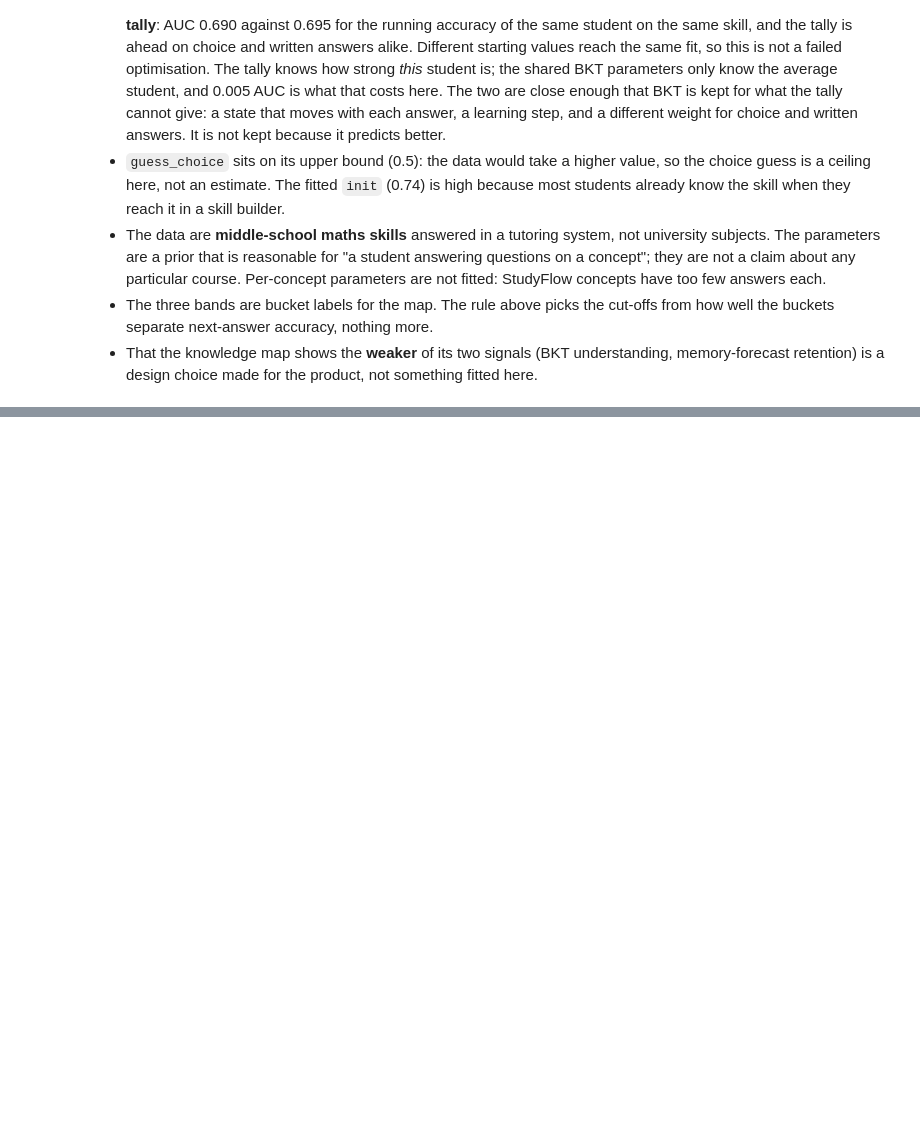
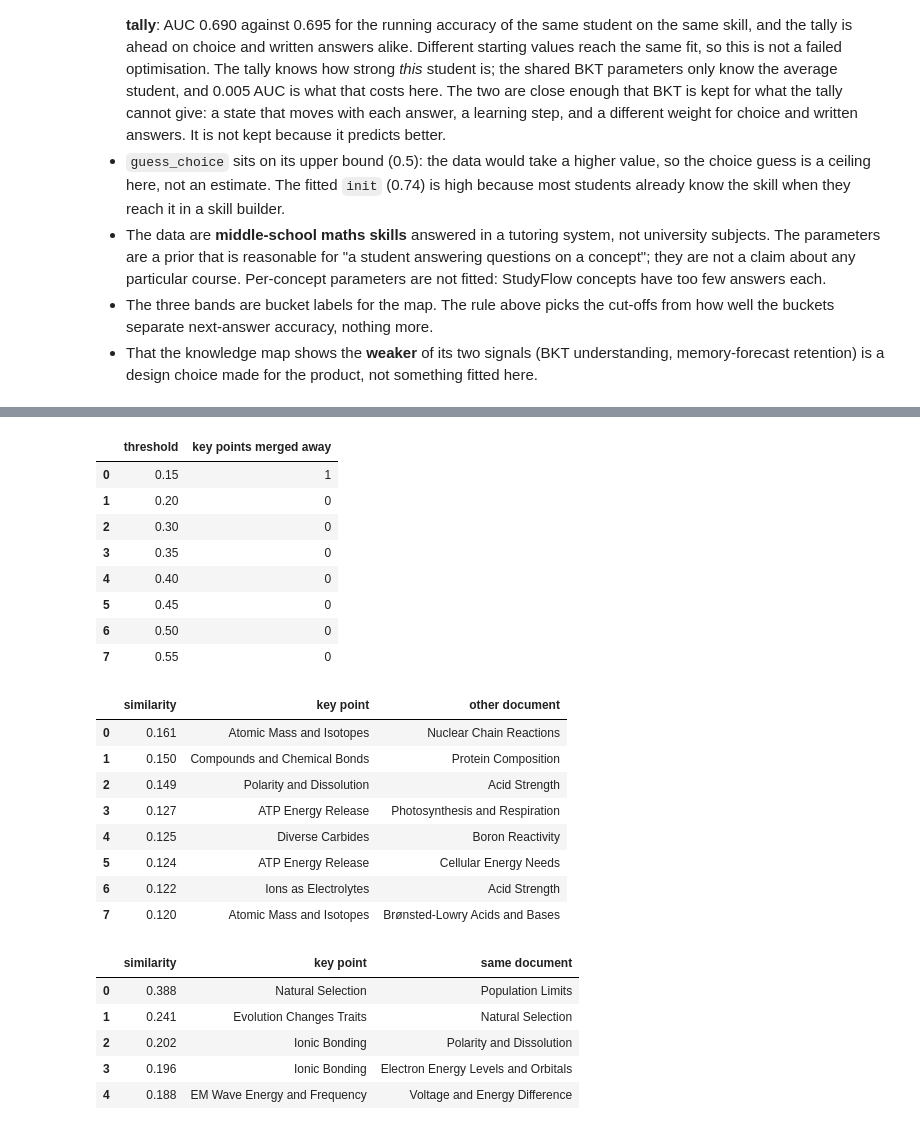
Before and after one commit to BlobaTeee/Study-Platform-Development, a Jupyter notebook: ml_pipeline/notebooks/10_knowledge_map.ipynb, the cells around one changed output, grey strips where cells are left out. Drawn from its saved outputs; the diff is of its cells as text; code cells hidden in the pictures; blank space fills up the shorter version.

```diff
--- a/ml_pipeline/notebooks/10_knowledge_map.ipynb
+++ b/ml_pipeline/notebooks/10_knowledge_map.ipynb
@@ -203,0 +305,45 @@ assert bkt.load() == (params, thresholds)
+# %%
+def pair_sims(points, same_doc):
+    m = _vectorise([_text(p) for p in points])
+    s = (m @ m.T).toarray()
+    return sorted(((float(s[i, j]), points[j]['label'], points[i]['label'])
+                   for i in range(len(points)) for j in range(i)
+                   if (points[i]['source_id'] == points[j]['source_id']) == same_doc), reverse=True)
+
+merge_rows = []
+for t in [0.15, 0.20, 0.30, 0.35, 0.40, 0.45, 0.50, 0.55]:
+    concept_map.MERGE_THRESHOLD = t
+    merged = sum(len(n['points']) - len(merge_concepts(n['points'])) for n in books.values())
+    merge_rows.append({'threshold': t, 'key points merged away': merged})
+concept_map.MERGE_THRESHOLD = 0.45
+display(pd.DataFrame(merge_rows))
+cross = [(round(s, 3), a, b) for n in books.values() for s, a, b in pair_sims(n['points'], False)][:8] if any(
+    len({p['source_id'] for p in n['points']}) > 1 for n in books.values()) else []
+same = sorted((round(s, 3), a, b) for n in books.values() if n['points'] for s, a, b in pair_sims(n['points'], True))[::-1][:5]
+display(pd.DataFrame(cross, columns=['similarity', 'key point', 'other document']))
+display(pd.DataFrame(same, columns=['similarity', 'key point', 'same document']))
+# %% [output]
+|  | threshold | key points merged away |
+| 0 | 0.15 | 1 |
+| 1 | 0.20 | 0 |
+| 2 | 0.30 | 0 |
+| 3 | 0.35 | 0 |
+| 4 | 0.40 | 0 |
+| 5 | 0.45 | 0 |
+| 6 | 0.50 | 0 |
+| 7 | 0.55 | 0 |
+|  | similarity | key point | other document |
+| 0 | 0.161 | Atomic Mass and Isotopes | Nuclear Chain Reactions |
+| 1 | 0.150 | Compounds and Chemical Bonds | Protein Composition |
+| 2 | 0.149 | Polarity and Dissolution | Acid Strength |
+| 3 | 0.127 | ATP Energy Release | Photosynthesis and Respiration |
+| 4 | 0.125 | Diverse Carbides | Boron Reactivity |
+| 5 | 0.124 | ATP Energy Release | Cellular Energy Needs |
+| 6 | 0.122 | Ions as Electrolytes | Acid Strength |
+| 7 | 0.120 | Atomic Mass and Isotopes | Brønsted-Lowry Acids and Bases |
+|  | similarity | key point | same document |
+| 0 | 0.388 | Natural Selection | Population Limits |
+| 1 | 0.241 | Evolution Changes Traits | Natural Selection |
+| 2 | 0.202 | Ionic Bonding | Polarity and Dissolution |
+| 3 | 0.196 | Ionic Bonding | Electron Energy Levels and Orbitals |
+| 4 | 0.188 | EM Wave Energy and Frequency | Voltage and Energy Difference |
```
Also changed, not shown: parts of 11 cells of this notebook, 3 other files.
